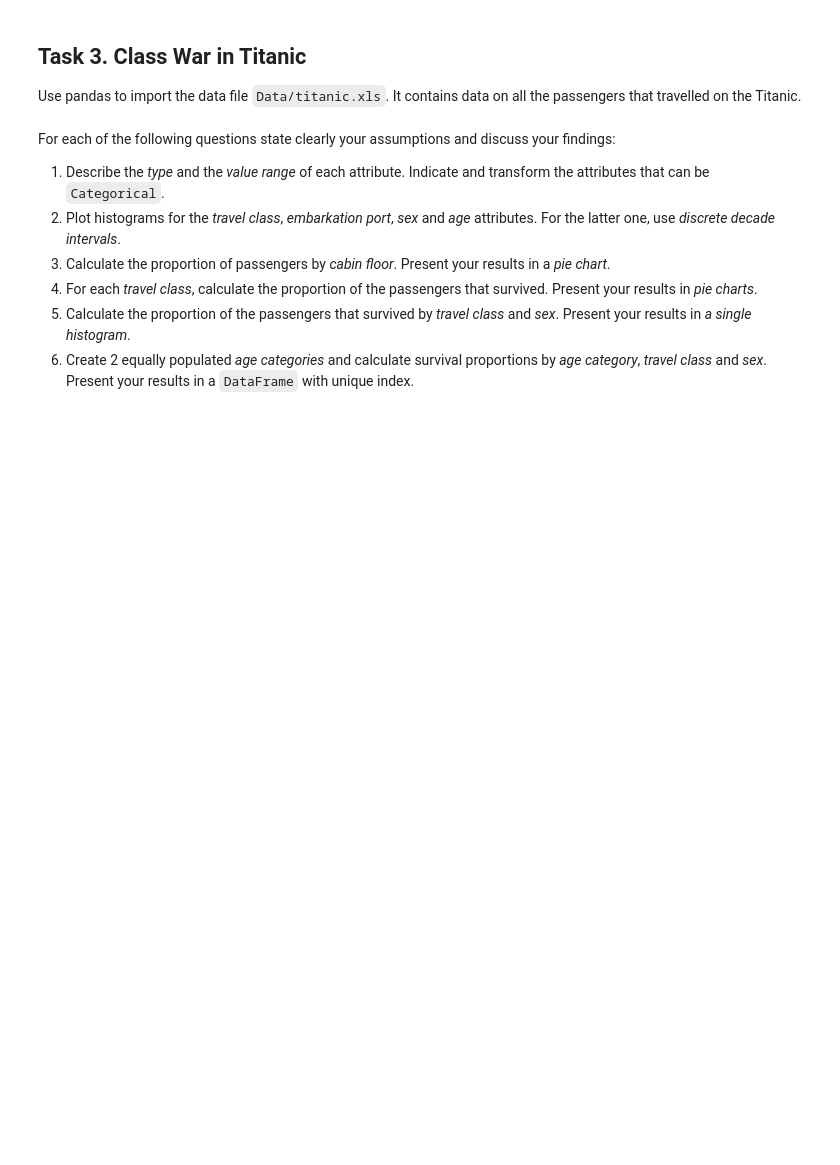
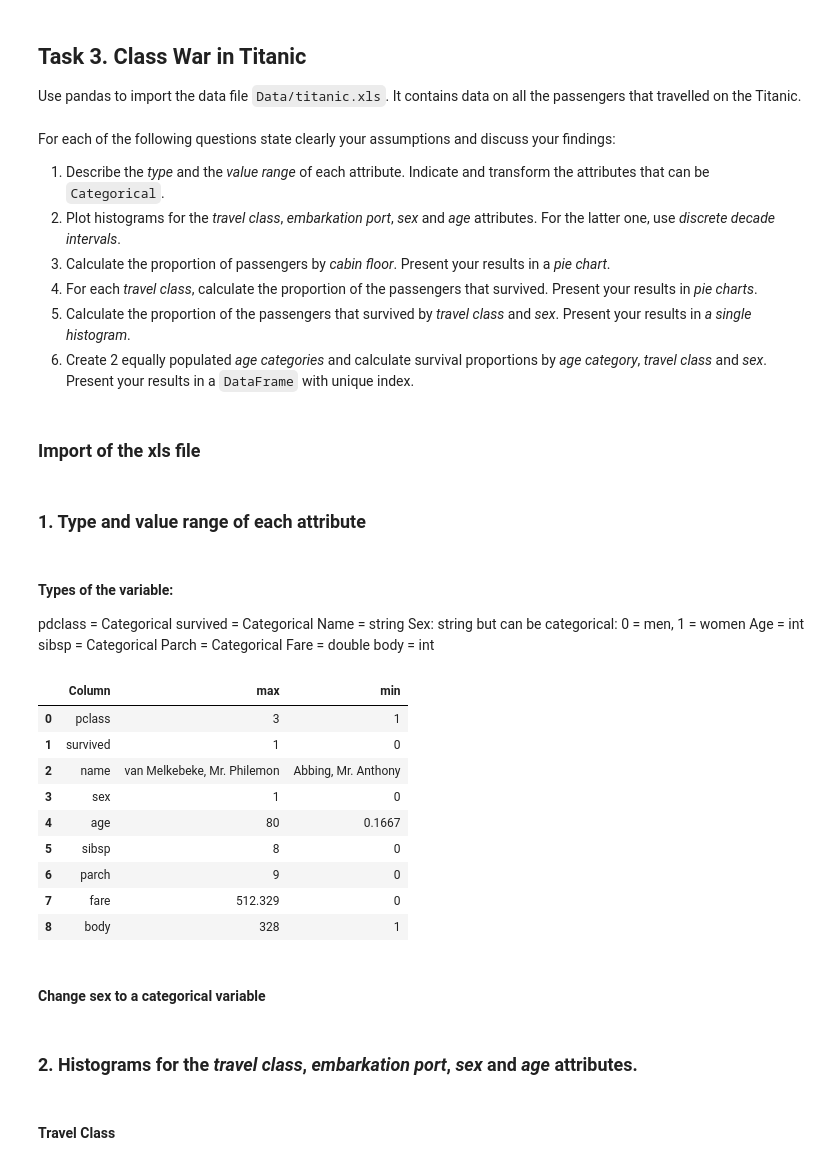
Before and after one commit to julied20/ada-2017, a Jupyter notebook: Homeworks/Homework01/Homework_1_julie.ipynb, the cells around one changed output. Saved outputs shown, nothing was run; the diff lists cells and outputs as text; code cells hidden in the pictures; blank space fills up the shorter version.

```diff
--- a/Homeworks/Homework01/Homework_1_julie.ipynb
+++ b/Homeworks/Homework01/Homework_1_julie.ipynb
@@ -145,3 +121,42 @@ For each of the following questions state clearly your assumptions and discuss y
 6. Create 2 equally populated *age categories* and calculate survival proportions by *age category*, *travel class* and *sex*. Present your results in a `DataFrame` with unique index.
 # %%
 # Write your answer here
+# %% [markdown]
+### Import of the xls file
+# %%
+titanic = pd.read_excel('Data/titanic.xls')
+# %% [markdown]
+### 1. Type and value range of each attribute
+# %% [markdown]
+#### Types of the variable:
+pdclass = Categorical
+survived = Categorical
+Name = string
+Sex: string but can be categorical: 0 = men, 1 = women
+Age = int
+sibsp = Categorical
+Parch = Categorical
+Fare = double
+body = int
+# %%
+max_values = titanic.max()
+min_values = titanic.min()
+
+max_values = pd.DataFrame({'Column':max_values.index, 'max':max_values.values})
+min_values = pd.DataFrame({'Column':min_values.index, 'min':min_values.values})
+
+value_range = max_values.merge(min_values)
+value_range
+# %% [output]
+|  | Column | max | min |
+| 0 | pclass | 3 | 1 |
+| 1 | survived | 1 | 0 |
+| 2 | name | van Melkebeke, Mr. Philemon | Abbing, Mr. Anthony |
+| 3 | sex | 1 | 0 |
+| 4 | age | 80 | 0.1667 |
+| 5 | sibsp | 8 | 0 |
+| 6 | parch | 9 | 0 |
+| 7 | fare | 512.329 | 0 |
+| 8 | body | 328 | 1 |
+# %% [markdown]
+#### Change sex to a categorical variable
@@ -147,0 +168,4 @@ For each of the following questions state clearly your assumptions and discuss y
+# %% [markdown]
+### 2. Histograms for the *travel class*, *embarkation port*, *sex* and *age* attributes.
+# %% [markdown]
+#### Travel Class
```
Also changed, not shown: parts of 19 cells of this notebook.
